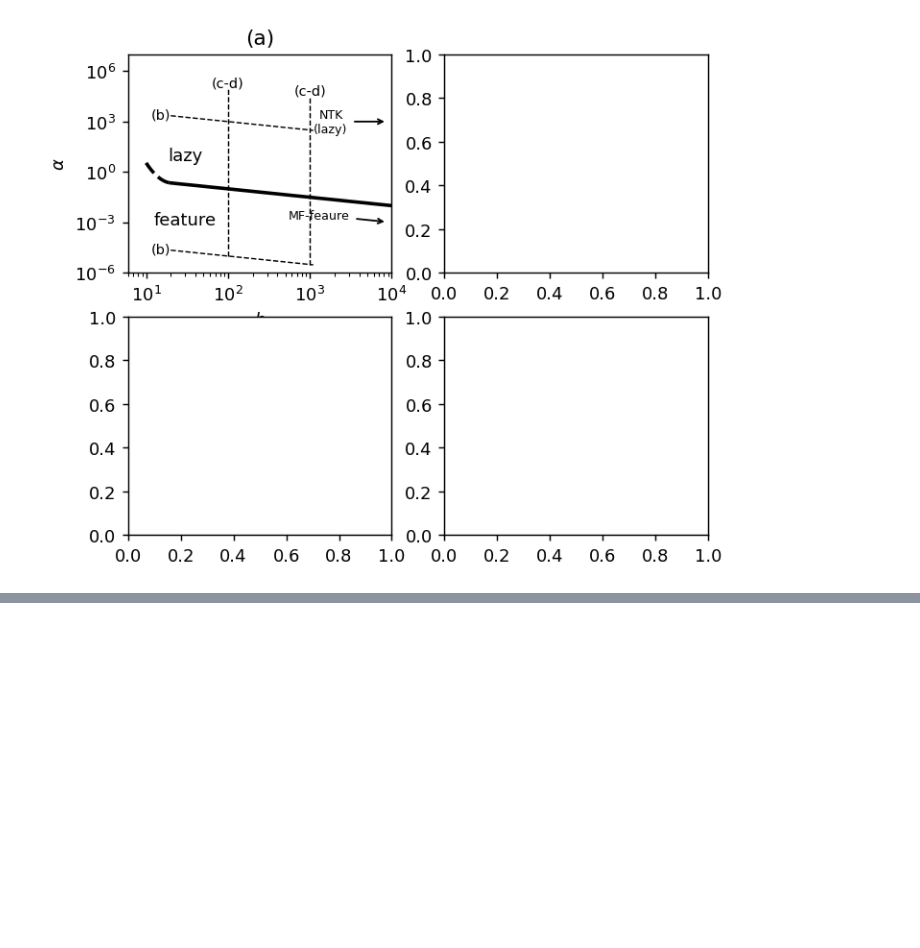
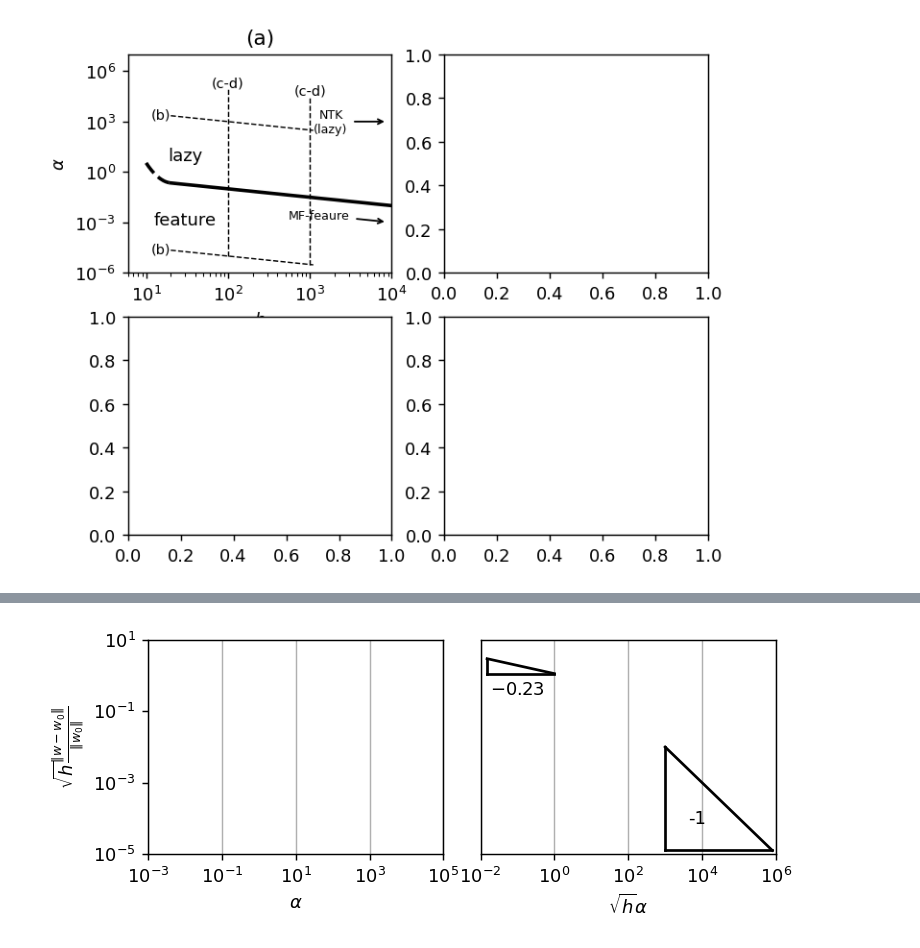
Before and after one commit to kodai-utsunomiya/memorization-and-generalization, a Jupyter notebook: Disentangling_feature_and_lazy_training_in_deep_neural_networks.ipynb, the cells around one changed output, grey strips where cells are left out. Drawn from its saved outputs; the diff is of its cells as text; code cells hidden in the pictures; blank space fills up the shorter version.

```diff
--- a/Disentangling_feature_and_lazy_training_in_deep_neural_networks.ipynb
+++ b/Disentangling_feature_and_lazy_training_in_deep_neural_networks.ipynb
@@ -2545,0 +3913,7 @@ NotADirectoryError: F10k3Lsp_h_init does not exists
+# %%
+runs = load('C10kCsp_adam/', predicate=lambda args: args.h == 50)
+
+als = sorted({r['args'].alpha for r in runs})
+vs = [mean(r['regular']['dynamics'][-1]['wall'] / 3600 for r in runs if r['args'].alpha == a) for a in als]
+plt.plot(als, vs)
+plt.xscale('log')
@@ -2545,0 +4037,75 @@ NotADirectoryError: F10k3Lsp_h_init does not exists
+# %%
+fig, [ax1, ax2] = plt.subplots(1, 2, figsize=(6, 2.5), dpi=130)
+
+runs = load("F10k3Lsp_alpha")
+runs = [r for r in runs if nd(r['regular']['train'], r['args'].alpha) == 0]
+
+hs = sorted({r['args'].h for r in runs})
+
+for h in hs:
+    rs = [r for r in runs if r['args'].h == h]
+    als = sorted({r['args'].alpha for r in rs})
+    print([len([1 for r in rs if r['args'].alpha == a]) for a in als])
+#     n = 10
+#     rs = [r for rs in [[r for r in rs if r['args'].alpha == a] for a in als] if len(rs) >= n for r in rs[:n]]
+#     als = sorted({r['args'].alpha for r in rs})
+
+    ws = [a * h ** -0.5 for a in als]
+
+    plt.sca(ax2)
+    vs = [h ** 0.5 *
+          mean(r['regular']['dynamics'][-1]['dnorm'] / r['regular']['dynamics'][0]['norm']
+               for r in rs if r['args'].alpha == a) for a in als]
+    plt.plot(als, vs, '-', label=r'$h = {}$'.format(h))
+
+
+    plt.sca(ax1)
+    vs = [h ** 0.5 *
+          mean(r['regular']['dynamics'][-1]['dnorm'] / r['regular']['dynamics'][0]['norm']
+               for r in rs if r['args'].alpha == a) for a in als]
+    plt.plot(ws, vs, '-', label=r'$h = {}$'.format(h))
+
+
+
+
+# y-axis
+for ax in [ax1, ax2]:
+    plt.sca(ax)
+    plt.ylim(1e-5, 1e1)
+    plt.yscale('log')
+
+plt.sca(ax1)
+plt.ylabel(r'$\sqrt{h} \frac{\| w - w_0 \|}{\|w_0\|}$')
+
+plt.sca(ax2)
+plt.tick_params(
+    axis='y',          # changes apply to the x-axis
+    which='both',      # both major and minor ticks are affected
+    left=False,        # ticks along the bottom edge are off
+    right=False,       # ticks along the top edge are off
+    labelleft=False) # labels along the bottom edge are off
+
+
+# x-axis
+plt.sca(ax1)
+plt.grid(axis='x')
+plt.xlim(1e-3, 1e5)
+plt.xscale('log')
+plt.xlabel(r'$\alpha$')
+
+plt.sca(ax2)
+plt.grid(axis='x')
+plt.xlim(1e-2, 1e6)
+plt.xscale('log')
+plt.xlabel(r'$\sqrt{h} \alpha$')
+
+plt.sca(ax1)
+plt.legend(labelspacing=0, frameon=False)
+
+plt.sca(ax2)
+triangle(1.5e-2, 1e0, 3, slope=-0.23, fmt="${:.2f}$", textpos=(1e-1, 4e-1))
+triangle(1e3, 8e5, 1e-2, slope=-1, fmt="-1")
+
+plt.tight_layout(w_pad=0)
+plt.savefig('weights_scalings.pgf')
+# %% [output]
@@ -2545,0 +4114 @@ NotADirectoryError: F10k3Lsp_h_init does not exists
+[figure, added]
```
Also changed, not shown: parts of 35 cells of this notebook.
